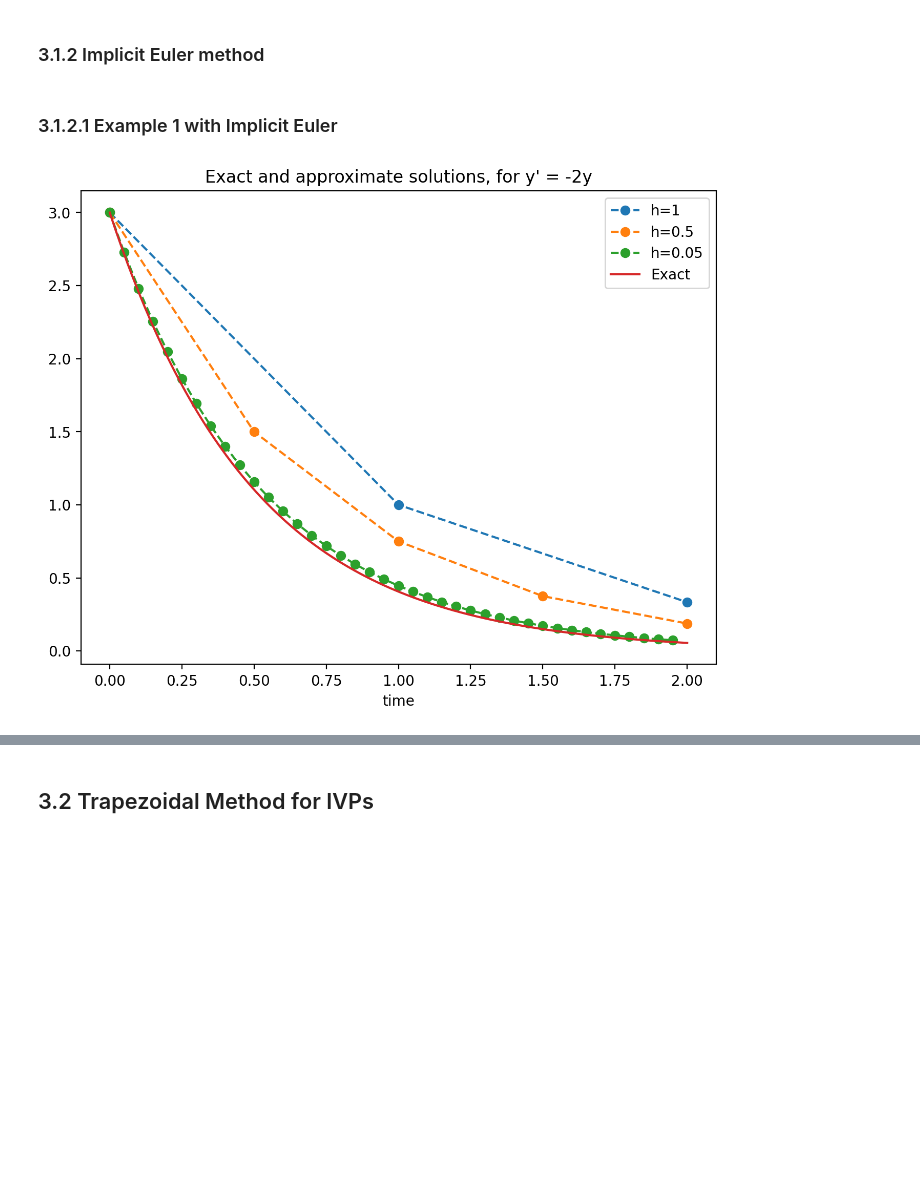
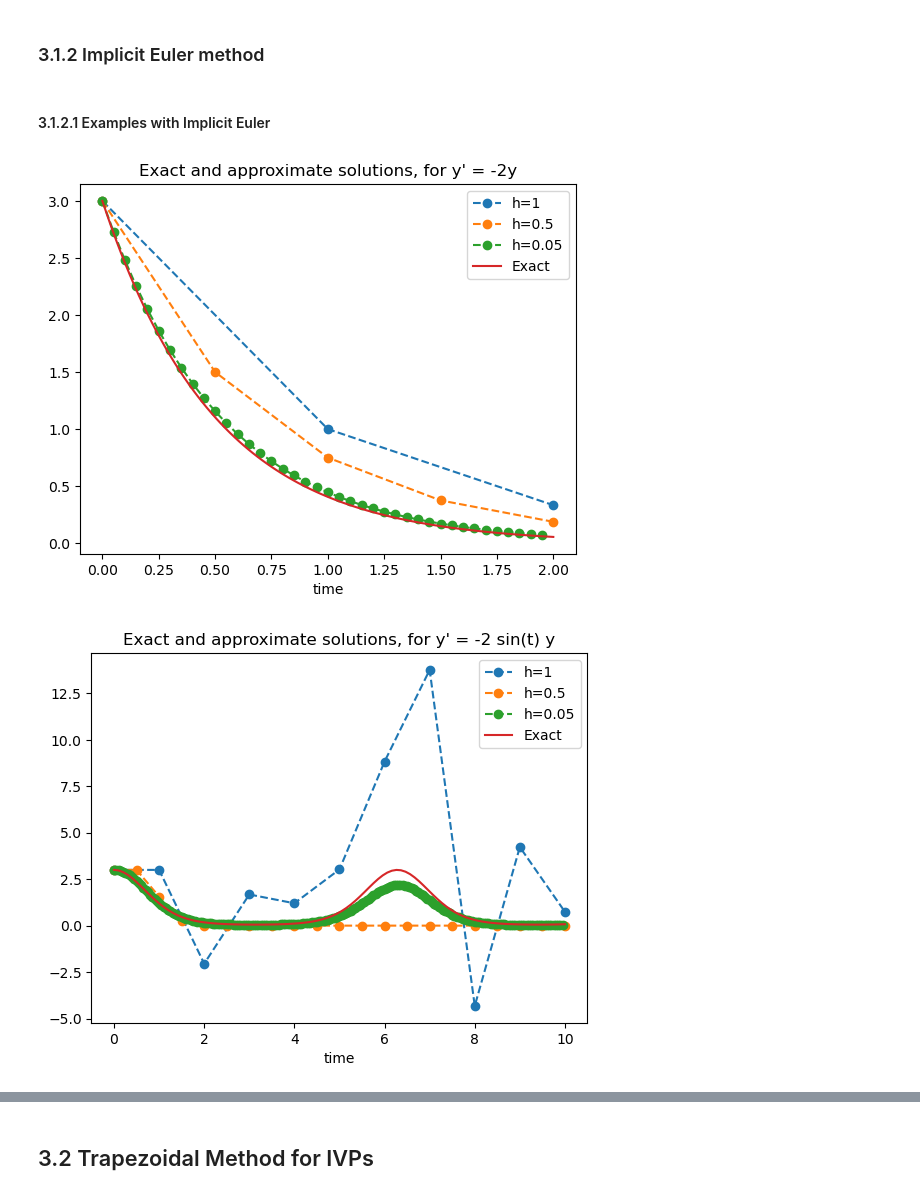
Before and after one commit to MattiaBarbiere/Numerical-methods-for-computing-integrals-and-solving-ODEs, a Jupyter notebook: Examples.ipynb, the cells around one changed output, grey strips where cells are left out. Drawn from its saved outputs; the diff is of its cells as text; code cells hidden in the pictures; blank space fills up the shorter version.

Commit message:
Adding an example and applying all methods to it

```diff
--- a/Examples.ipynb
+++ b/Examples.ipynb
@@ -499,10 +499,6 @@ table_of_approx_simp(hyperbola, 0, 4, np.log(5), 1000,2)
 # %% [markdown]
 ## Example 1
 # %%
-y_0 = 3.0
-t_0 = 0.0
-t_max = 2.0
-
 #This is one ODE we will try to solve. Note that this is a particular case of the ODE used to define Absolute stability
 #RHS of differential equation
 def simple_ODE(lmda):
@@ -512,13 +508,14 @@ def simple_ODE(lmda):
 
 
 #For IVP that I will tackle here is always a exact solution
-def exact_solution(t, lmda):
+def exact_solution(t, lmda, t_0 = 0.0, y_0 = 3.0):
     return y_0 * np.exp(-lmda * t_0) * np.exp(lmda * t)
 
 #A method that plots the various methods according to h
-def example_1(method, l, file_name, h_vals = [1, 0.5, 0.05],  res = 100):
+def example_1(method, l, file_name, h_vals = [1, 0.5, 0.05],  res = 100, t_0 = 0.0, y_0 = 3.0, t_max = 2.0):
     #The figure
-    fig, ax = plt.subplots(figsize=(8,6), dpi=200)
+    #fig, ax = plt.subplots(figsize=(8,6), dpi=200)
+    fig, ax = plt.subplots()
 
     #Empty list for legend
     legend_labels = []
@@ -545,10 +542,6 @@ def example_1(method, l, file_name, h_vals = [1, 0.5, 0.05],  res = 100):
 # %% [markdown]
 ## Example 2
 # %%
-y_0 = 3.0
-t_0 = 0.0
-t_max = 10.0
-
 #RHS of differential equation
 def ex2(lmda):
     def ODE(t: float, y: float):
@@ -557,13 +550,14 @@ def ex2(lmda):
 
 
 #For IVP that I will tackle here is always a exact solution
-def exact_solution_2(t, lmda):
+def exact_solution_2(t, lmda, t_0 = 0.0, y_0 = 3.0):
     return y_0 * np.exp(lmda * np.cos(t_0)) * np.exp(-lmda * np.cos(t))
 
 #A method that plots the various methods according to h
-def example_2(method, l, file_name, h_vals = [1, 0.5, 0.05],  res = 100):
+def example_2(method, l, file_name, h_vals = [1, 0.5, 0.05],  res = 100, t_0 = 0.0, y_0 = 3.0, t_max = 10.0):
     #The figure
-    fig, ax = plt.subplots(figsize=(8,6), dpi=200)
+    #fig, ax = plt.subplots(figsize=(8,6), dpi=200)
+    fig, ax = plt.subplots()
 
     #Empty list for legend
     legend_labels = []
@@ -668,9 +710,14 @@ def imp_euler(f, h: float, t_0: float, t_max: float, y_0: float):
         y_sol[t] = root[0]
     return time_steps, y_sol
 # %% [markdown]
-### 3.1.2.1 Example 1 with Implicit Euler
+#### 3.1.2.1 Examples with Implicit Euler
 # %%
 lmda = -2
-example_1(imp_euler, lmda, "IE example")
+example_1(imp_euler, lmda, "IE example 1")
+lmda = -2
+example_2(exp_euler, lmda, "IE example 2")
+lmda = 1
+example_3(exp_euler, lmda, "IE example 3")
 # %% [output]
-[figure, old version]
+[figure, new version]
+[figure, added]
```
Also changed, not shown: parts of 14 cells of this notebook, 15 other files.
